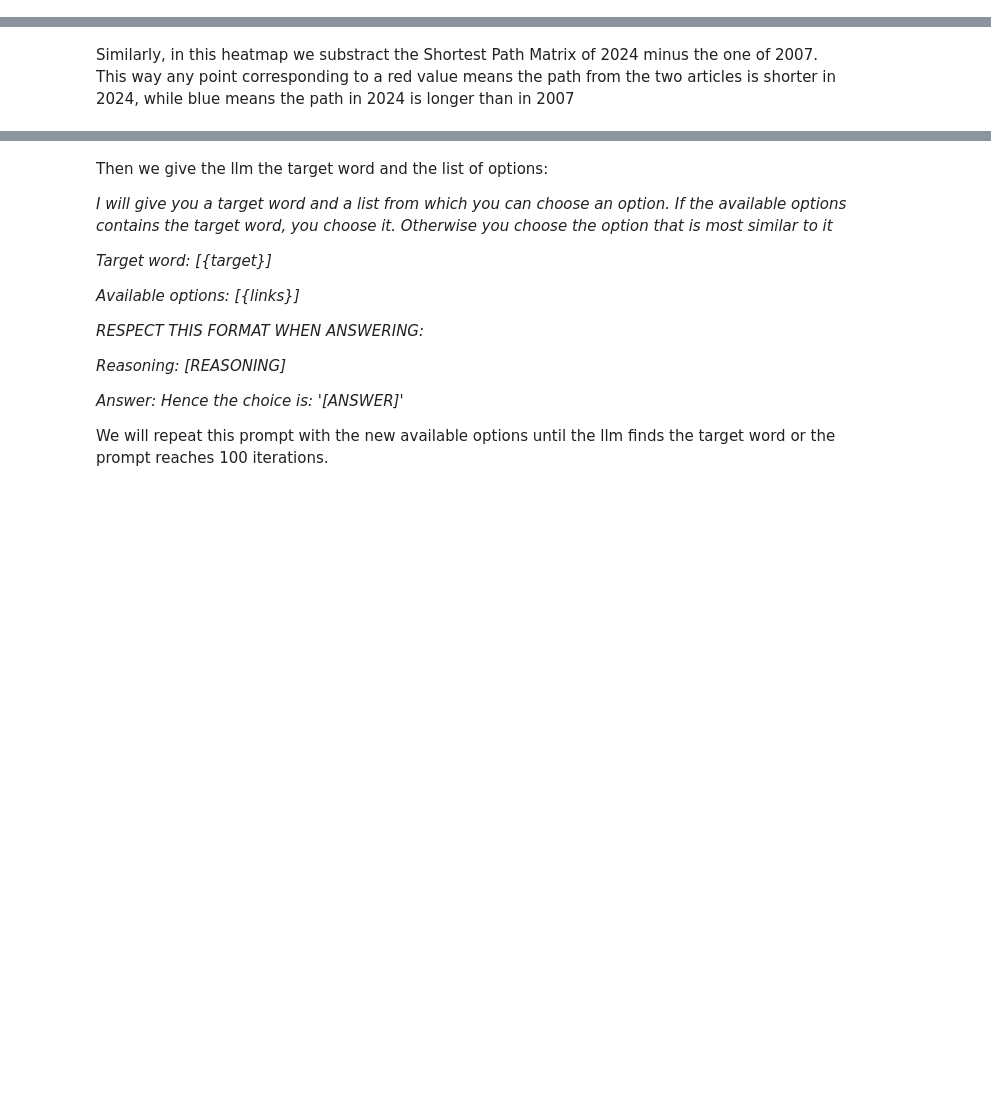
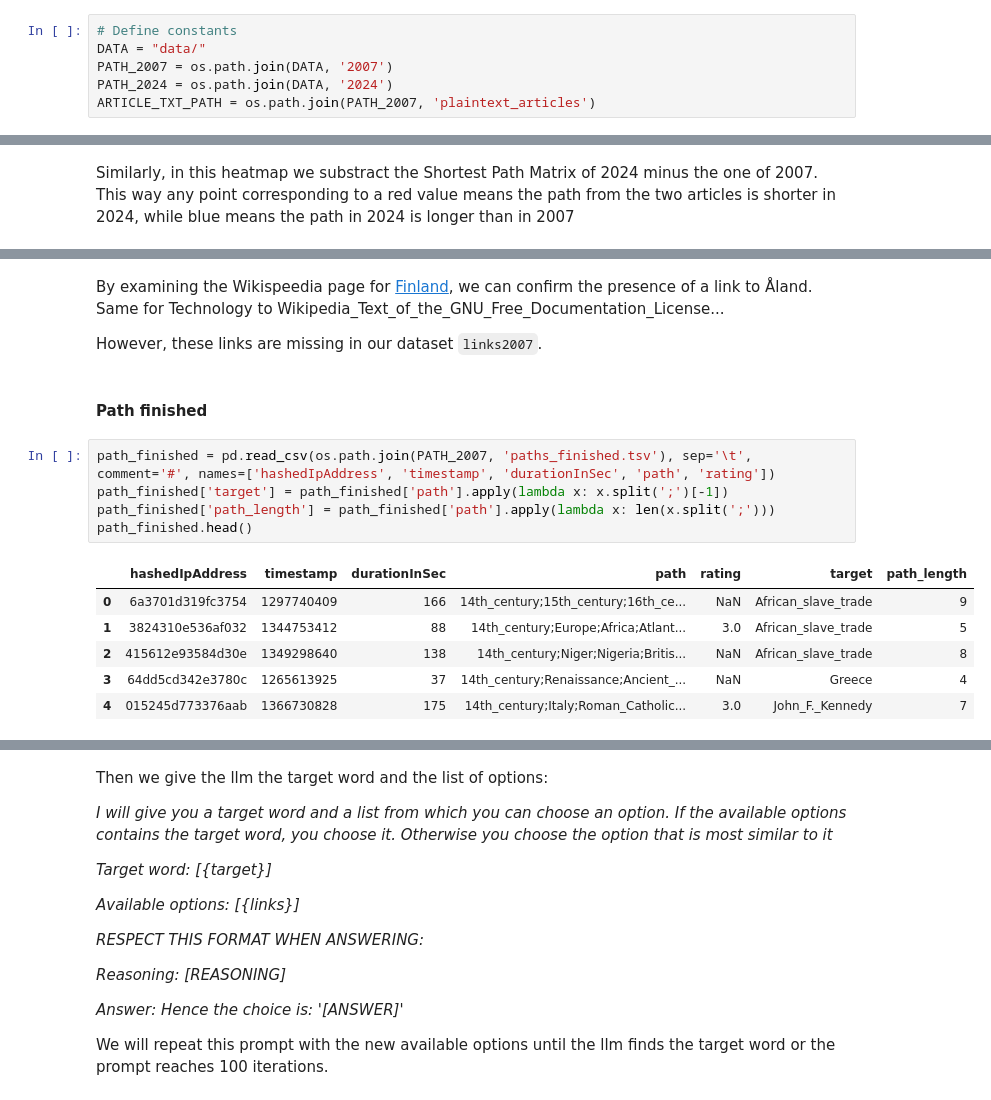
Before and after one commit to epfl-ada/ada-2024-project-outlier-1, a Jupyter notebook: results.ipynb, the cells around one changed output, grey strips where cells are left out. Saved outputs shown, nothing was run; the diff lists cells and outputs as text; blank space fills up the shorter version.

```diff
--- a/results.ipynb
+++ b/results.ipynb
@@ -27,3 +30,9 @@ DATA = "data/"
+# %%
+# Define constants
+DATA = "data/"
+PATH_2007 = os.path.join(DATA, '2007')
+PATH_2024 = os.path.join(DATA, '2024')
+ARTICLE_TXT_PATH = os.path.join(PATH_2007, 'plaintext_articles')
 # %% [markdown]
 Some definitions:
 - source article: the initial point of a game
@@ -871,0 +988,18 @@ Similarly, in this heatmap we substract the Shortest Path Matrix of 2024 minus t
+# %% [markdown]
+By examining the Wikispeedia page for [Finland](https://dlab.epfl.ch/wikispeedia/play/?article=Finland), we can confirm the presence of a link to Åland. Same for Technology to Wikipedia_Text_of_the_GNU_Free_Documentation_License...
+
+However, these links are missing in our dataset `links2007`.
+# %% [markdown]
+#### Path finished
+# %%
+path_finished = pd.read_csv(os.path.join(PATH_2007, 'paths_finished.tsv'), sep='\t', comment='#', names=['hashedIpAddress', 'timestamp', 'durationInSec', 'path', 'rating'])
+path_finished['target'] = path_finished['path'].apply(lambda x: x.split(';')[-1])
+path_finished['path_length'] = path_finished['path'].apply(lambda x: len(x.split(';')))
+path_finished.head()
+# %% [output]
+|  | hashedIpAddress | timestamp | durationInSec | path | rating | target | path_length |
+| 0 | 6a3701d319fc3754 | 1297740409 | 166 | 14th_century;15th_century;16th_ce... | NaN | African_slave_trade | 9 |
+| 1 | 3824310e536af032 | 1344753412 | 88 | 14th_century;Europe;Africa;Atlant... | 3.0 | African_slave_trade | 5 |
+| 2 | 415612e93584d30e | 1349298640 | 138 | 14th_century;Niger;Nigeria;Britis... | NaN | African_slave_trade | 8 |
+| 3 | 64dd5cd342e3780c | 1265613925 | 37 | 14th_century;Renaissance;Ancient_... | NaN | Greece | 4 |
+| 4 | 015245d773376aab | 1366730828 | 175 | 14th_century;Italy;Roman_Catholic... | 3.0 | John_F._Kennedy | 7 |
```
Also changed, not shown: parts of 50 cells of this notebook, 12 other files.
